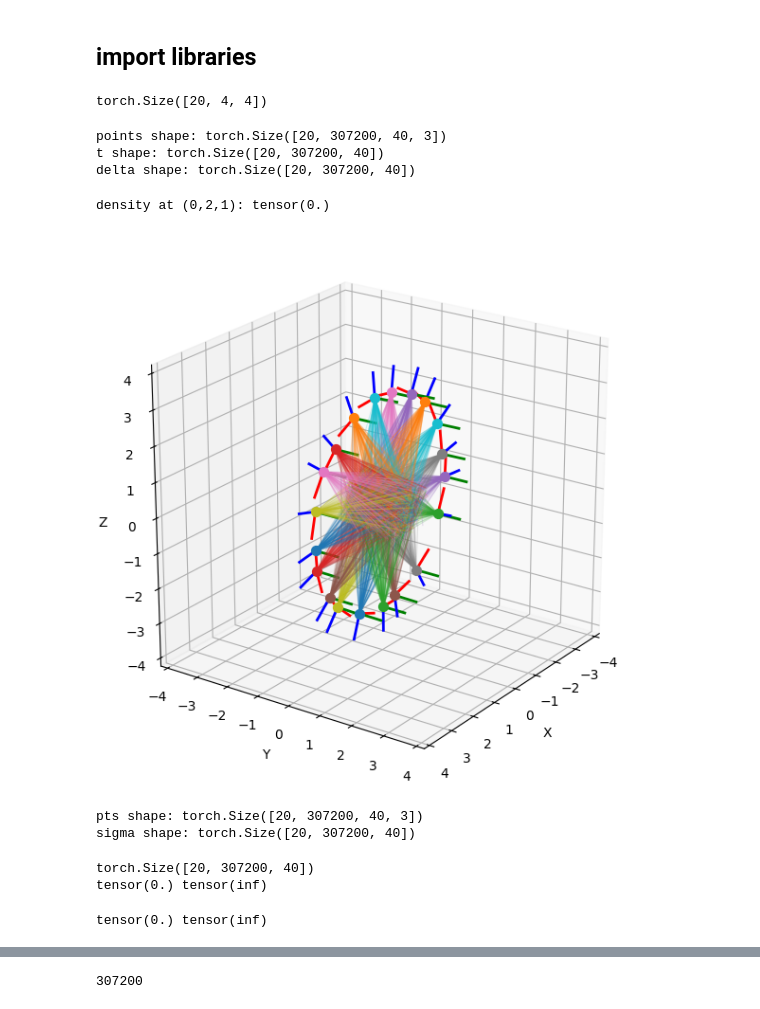
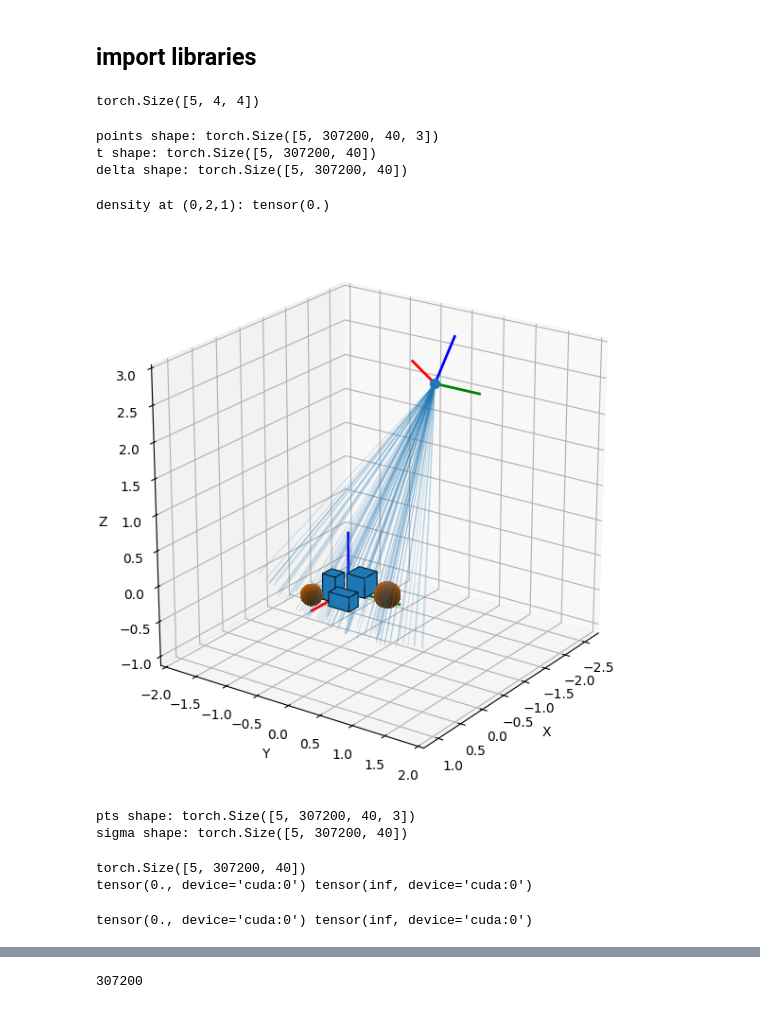
Before and after one commit to WikiGenius/nerf-lab, a Jupyter notebook: examples/demo_gather_data_neglict_color.ipynb, the cells around one changed output, grey strips where cells are left out. Drawn from its saved outputs; the diff is of its cells as text; code cells hidden in the pictures.

```diff
--- a/examples/demo_gather_data_neglict_color.ipynb
+++ b/examples/demo_gather_data_neglict_color.ipynb
@@ -19,9 +19,10 @@ import torch
 from nerflab.camera.presets import make_spherical_poses
 
 # 1) Get exactly 20 poses starting at index 100 (from a conceptual total C=1000)
+device = 'cpu'
 H_wc = make_spherical_poses(
     c=1000, radius=3.0, method="fibonacci",
-    offset=500, batch_size=20, device="cpu", dtype=torch.float32
+    offset=500, batch_size=5, device=device, dtype=torch.float32
 )
 print(H_wc.shape)
 # # 2) Stream everything in B=20 chunks
@@ -29,12 +30,12 @@ print(H_wc.shape)
 
 # for H_wc in iter_spherical_pose_batches(
 #         c_total=1000, batch_size=20, radius=3.0, method="fibonacci",
-#         device="cpu", dtype=torch.float32):
+#         device=device, dtype=torch.float32):
 #     # render/process this batch...
 #     print(H_wc.shape)
 #     pass
 # %% [output]
-torch.Size([20, 4, 4])
+torch.Size([5, 4, 4])
 # %%
 # --- camera ------------------------------------------------------------------
 # H_wc = np.eye(4, dtype=np.float32)        # simple origin‑facing camera
@@ -55,9 +56,9 @@ print("points shape:", pts.shape)
 print("t shape:", t.shape)
 print("delta shape:", delta.shape)
 # %% [output]
-points shape: torch.Size([20, 307200, 40, 3])
-t shape: torch.Size([20, 307200, 40])
-delta shape: torch.Size([20, 307200, 40])
+points shape: torch.Size([5, 307200, 40, 3])
+t shape: torch.Size([5, 307200, 40])
+delta shape: torch.Size([5, 307200, 40])
 # %%
 
 world = load_world("../data/world.json")
@@ -68,39 +69,39 @@ print("density at (0,2,1):", world.density(xyz))
 # %% [output]
 density at (0,2,1): tensor(0.)
 # %%
-IDX_BATCH_RENDER = 19
+IDX_BATCH_RENDER = 19 if device == 'cpu' else 1
 # %%
 plot_world(
     world,
     cameras=cam,
-    cam_indices="all",
-    # cam_indices=[IDX_BATCH_RENDER],
+    # cam_indices="all",
+    cam_indices=[IDX_BATCH_RENDER],
     # external_points=pts,
     # external_point_size=4,
     draw_rays=True, ray_mode="lines", rays_per_pose=100,
     # draw_samples=True,
     samples_deterministic=False, ray_alpha=0.2, samples_alpha=0.1, shape_edge_alpha=1, shape_face_alpha= 1, set_labels=False,
 )
 # %% [output]
-[figure, old version]
+[figure, new version]
 # %%
 
 print(f"pts shape: {pts.shape}")
 sigma = query_density_field( pts, "../data/world.json")
 print(f"sigma shape: {sigma.shape}")
 # %% [output]
-pts shape: torch.Size([20, 307200, 40, 3])
-sigma shape: torch.Size([20, 307200, 40])
+pts shape: torch.Size([5, 307200, 40, 3])
+sigma shape: torch.Size([5, 307200, 40])
 # %%
 print(sigma.shape)
 print(sigma.min(), sigma.max())
 # %% [output]
-torch.Size([20, 307200, 40])
-tensor(0.) tensor(inf)
+torch.Size([5, 307200, 40])
+tensor(0., device='cuda:0') tensor(inf, device='cuda:0')
 # %%
 print(sigma[IDX_BATCH_RENDER].min(), sigma[IDX_BATCH_RENDER].max())
 # %% [output]
-tensor(0.) tensor(inf)
+tensor(0., device='cuda:0') tensor(inf, device='cuda:0')
 # %%
 viz_sigma_scatter(pts[IDX_BATCH_RENDER], sigma[IDX_BATCH_RENDER])
 
```
Also changed, not shown: parts of 8 cells of this notebook, 1 other file.
